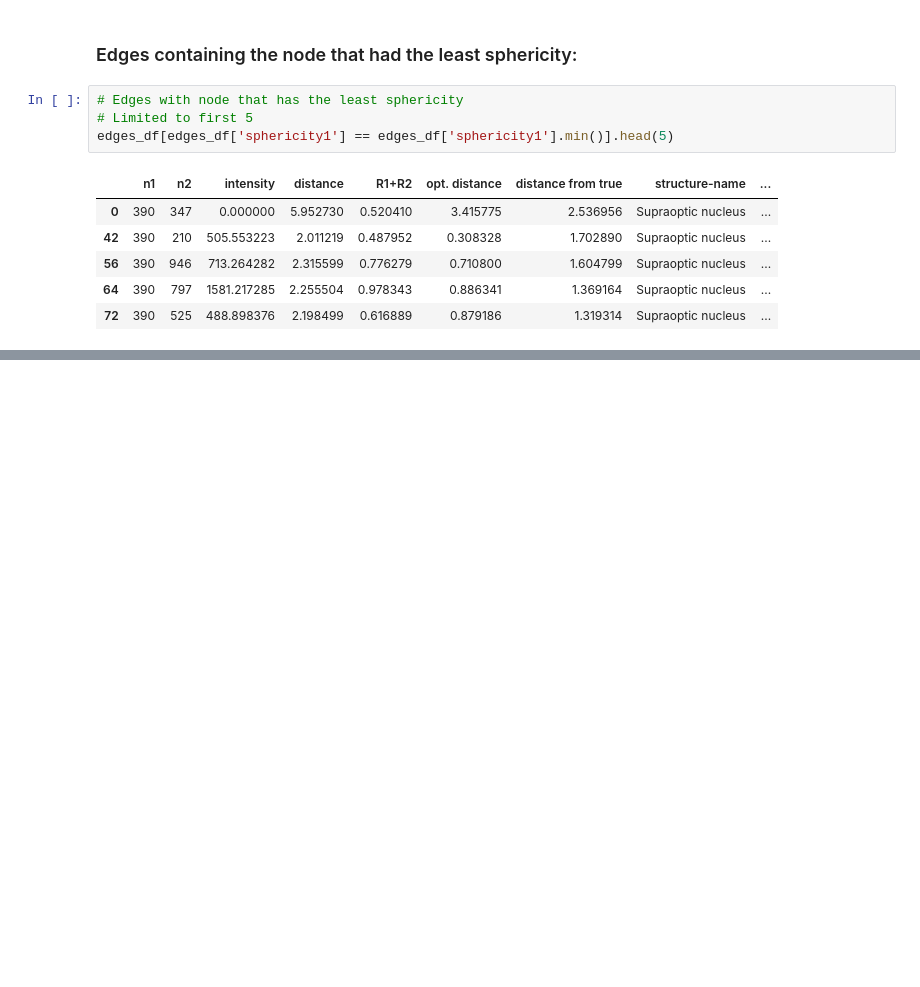
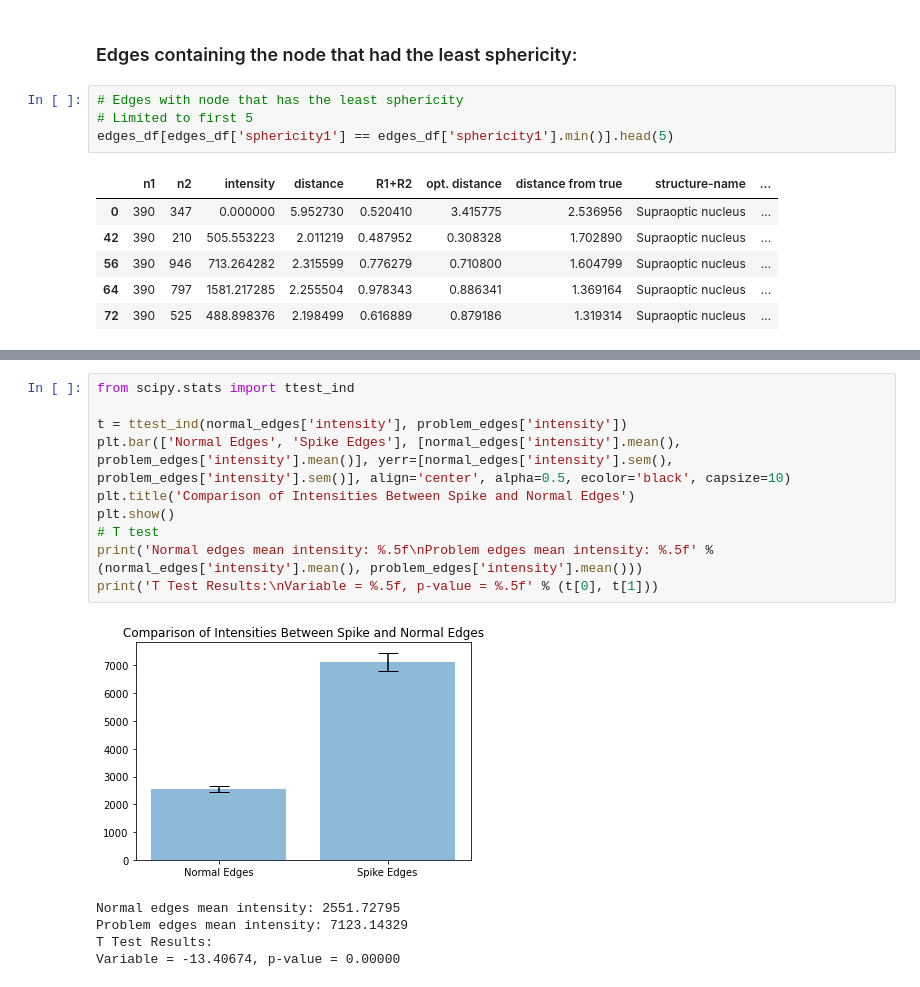
Before and after one commit to hellothisisnathan/Mouse_Controllability, a Jupyter notebook: Mouse/3d structures.ipynb, the cells around one changed output, grey strips where cells are left out. Saved outputs shown, nothing was run; the diff lists cells and outputs as text; blank space fills up the shorter version.

```diff
--- a/Mouse/3d structures.ipynb
+++ b/Mouse/3d structures.ipynb
@@ -175,0 +327,16 @@ df[df['sphericity'] == df['sphericity'].max()].head(5)
+# %%
+from scipy.stats import ttest_ind
+
+t = ttest_ind(normal_edges['intensity'], problem_edges['intensity'])
+plt.bar(['Normal Edges', 'Spike Edges'], [normal_edges['intensity'].mean(), problem_edges['intensity'].mean()], yerr=[normal_edges['intensity'].sem(), problem_edges['intensity'].sem()], align='center', alpha=0.5, ecolor='black', capsize=10)
+plt.title('Comparison of Intensities Between Spike and Normal Edges')
+plt.show()
+# T test
+print('Normal edges mean intensity: %.5f\nProblem edges mean intensity: %.5f' %(normal_edges['intensity'].mean(), problem_edges['intensity'].mean()))
+print('T Test Results:\nVariable = %.5f, p-value = %.5f' % (t[0], t[1]))
+# %% [output]
+[figure, added]
+Normal edges mean intensity: 2551.72795
+Problem edges mean intensity: 7123.14329
+T Test Results:
+Variable = -13.40674, p-value = 0.00000
```
Also changed, not shown: parts of 19 cells of this notebook.
